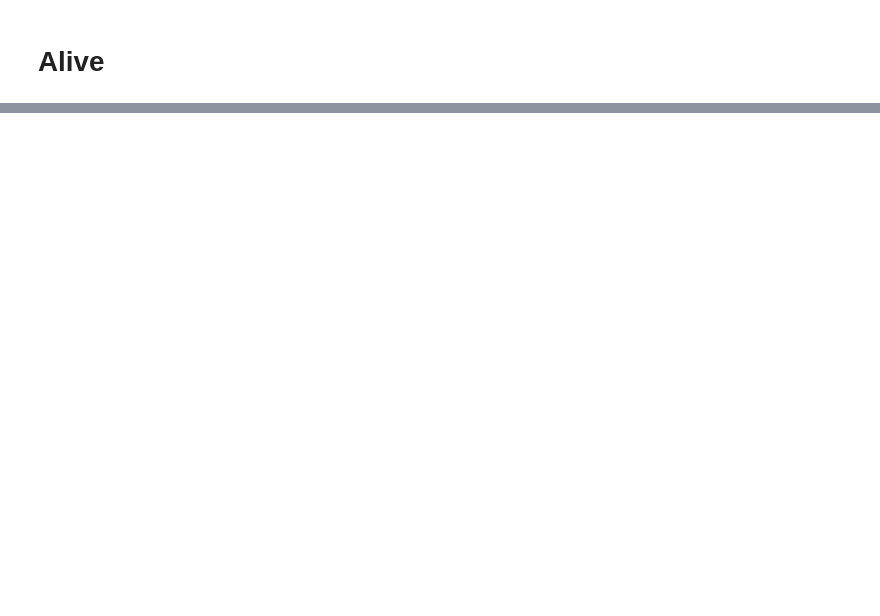
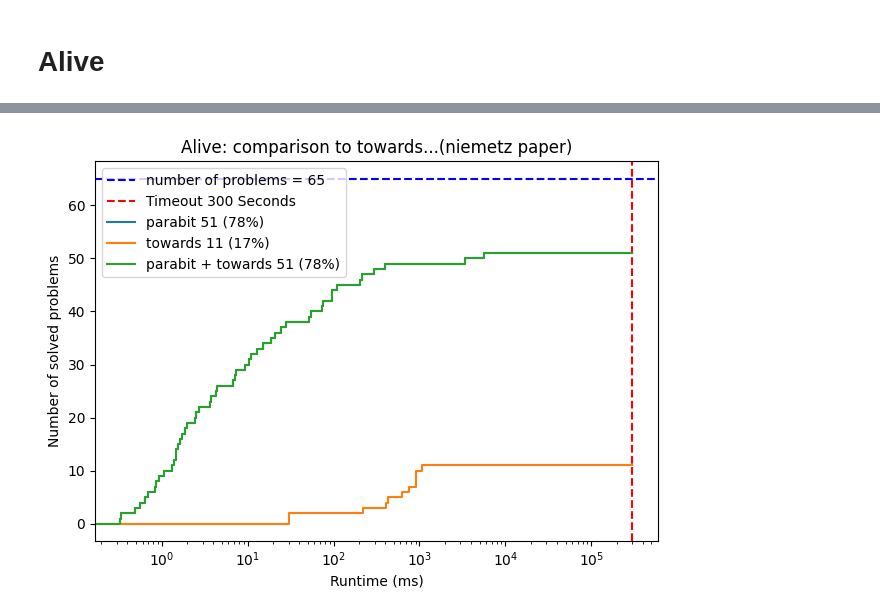
Before and after one commit to luigirinaldi/fyp, a Jupyter notebook: gen_graphs/scripts/graphing/eval_graphs.ipynb, the cells around one changed output, grey strips where cells are left out. Cells and saved outputs as stored; diff of their text form; code cells hidden in the pictures; blank space fills up the shorter version.

```diff
--- a/gen_graphs/scripts/graphing/eval_graphs.ipynb
+++ b/gen_graphs/scripts/graphing/eval_graphs.ipynb
@@ -144,0 +209,18 @@ plt.show()
+# %%
+towards_comp = filtered.copy()
+towards_comp['parabit'] = egraph['alive']['runtime'].where(egraph['alive']['stop_reason'] == 'Equivalent')
+
+towards_comp['parabit + towards'] = towards_comp[['parabit', 'best']].apply(combine_results, axis=1)
+
+
+fig, ax = plt.subplots()
+ax.set_title('Alive: comparison to towards...(niemetz paper)')
+
+TIMEOUT = 5*60*1000
+
+plot_cactus(ax, towards_comp[['parabit', 'best', 'parabit + towards']].rename(columns={'best':'towards'}), TIMEOUT)
+ax.legend()
+plt.tight_layout()
+plt.show()
+# %% [output]
+[figure, added]
```
Also changed, not shown: parts of 9 cells of this notebook, 1 other file.
